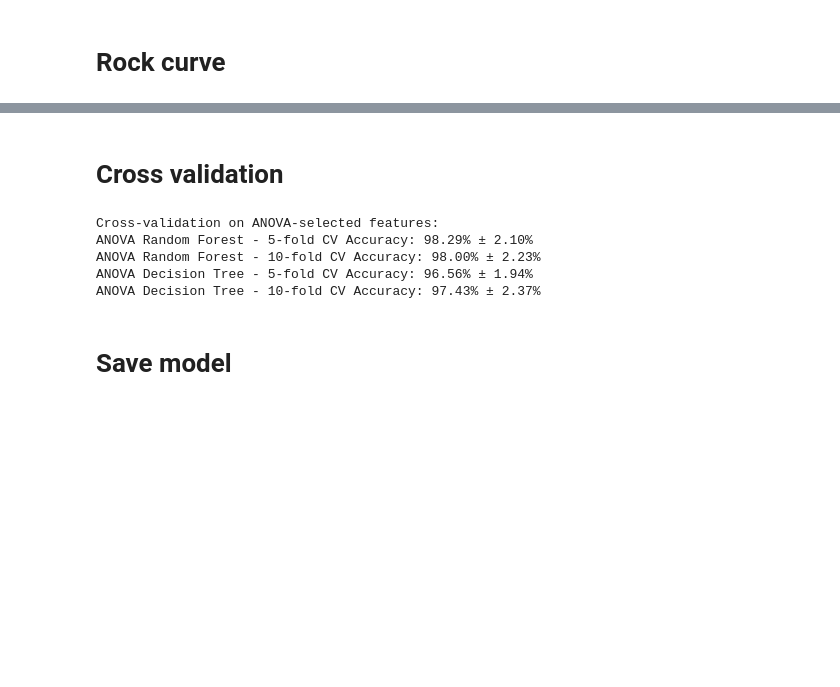
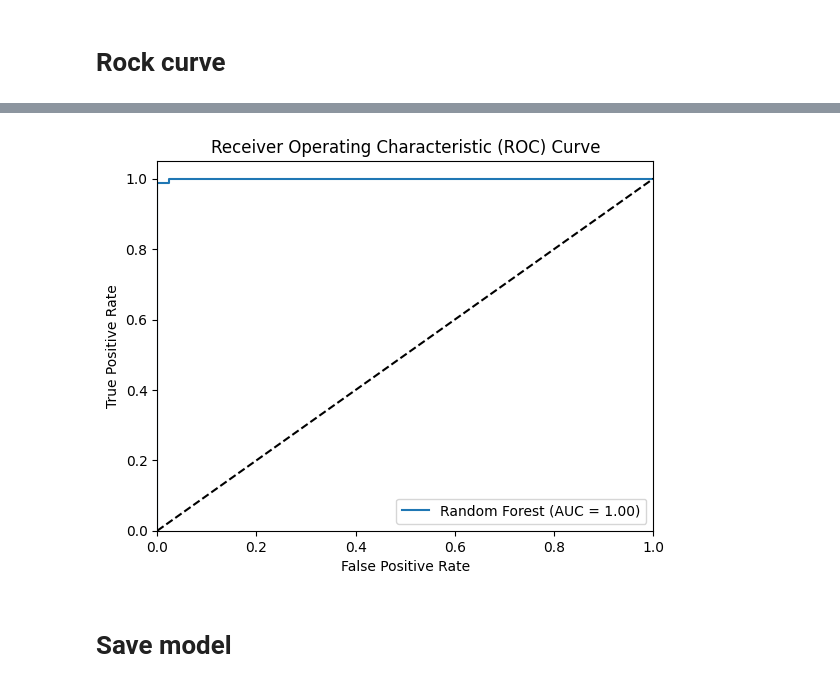
Before and after one commit to alamin147/kidney_disease, a Jupyter notebook: disease.ipynb, the cells around one changed output, grey strips where cells are left out. Saved outputs shown, nothing was run; the diff lists cells and outputs as text; code cells hidden in the pictures; blank space fills up the shorter version.

```diff
--- a/disease.ipynb
+++ b/disease.ipynb
@@ -940,31 +880,42 @@ RFE - Decision Tree Accuracy: 99.17%
-# %% [markdown]
-# Cross validation
-# %%
-from sklearn.ensemble import RandomForestClassifier
-from sklearn.tree import DecisionTreeClassifier
-from sklearn.model_selection import cross_val_score
-import numpy as np
-
-# Function to perform cross-validation
-def cross_validate_model(X_train, y_train, model, model_name, k_values):
-    for k in k_values:
-        scores = cross_val_score(model, X_train, y_train, cv=k, scoring='accuracy')
-        print(f"{model_name} - {k}-fold CV Accuracy: {np.mean(scores):.2%} ± {np.std(scores):.2%}")
-
-# Initialize models
-rf_model_anova = RandomForestClassifier(random_state=1)
-dt_model_anova = DecisionTreeClassifier(random_state=1)
-
-# Perform cross-validation for ANOVA Random Forest and Decision Tree with k=5 and k=10
-print("Cross-validation on ANOVA-selected features:")
-cross_validate_model(X_train_anova_smote, y_train_anova_smote, rf_model_anova, "ANOVA Random Forest", [5, 10])
-cross_validate_model(X_train_anova_smote, y_train_anova_smote, dt_model_anova, "ANOVA Decision Tree", [5, 10])
-# %% [output]
-Cross-validation on ANOVA-selected features:
-ANOVA Random Forest - 5-fold CV Accuracy: 98.29% ± 2.10%
-ANOVA Random Forest - 10-fold CV Accuracy: 98.00% ± 2.23%
-ANOVA Decision Tree - 5-fold CV Accuracy: 96.56% ± 1.94%
-ANOVA Decision Tree - 10-fold CV Accuracy: 97.43% ± 2.37%
+# %%
+from sklearn.metrics import roc_curve, auc
+
+import matplotlib.pyplot as plt
+
+# Function to plot ROC curve
+def plot_roc_curve(y_test, y_pred_proba, model_name):
+    fpr, tpr, _ = roc_curve(y_test, y_pred_proba)
+    roc_auc = auc(fpr, tpr)
+
+    plt.plot(fpr, tpr, label=f'{model_name} (AUC = {roc_auc:.2f})')
+
+# Ensure x_test is the same as used in model training
+x_test_rfe = rfe_selector.transform(X_test)
+
+# Plot ROC curve for Decision Tree
+# y_pred_proba_dt = dt_model.predict_proba(x_test_rfe)[:, 1]
+# plot_roc_curve(y_test, y_pred_proba_dt, 'Decision Tree')
+
+# Plot ROC curve for Random Forest
+y_pred_proba_rf_rfe = rf_rfe.predict_proba(x_test_rfe)[:, 1]
+plot_roc_curve(y_test, y_pred_proba_rf_rfe, 'Random Forest')
+
+
+# Plot ROC curve for Ensemble Model
+# y_pred_proba_ensemble = ensemble_model.predict_proba(x_test)[:, 1]
+# plot_roc_curve(y_test, y_pred_proba_ensemble, 'Ensemble Model')
+
+# Plot settings
+plt.plot([0, 1], [0, 1], 'k--')
+plt.xlim([0.0, 1.0])
+plt.ylim([0.0, 1.05])
+plt.xlabel('False Positive Rate')
+plt.ylabel('True Positive Rate')
+plt.title('Receiver Operating Characteristic (ROC) Curve')
+plt.legend(loc='lower right')
+plt.show()
+# %% [output]
+[figure, added]
 # %% [markdown]
 # Save model
 # %%
```
Also changed, not shown: parts of 13 cells of this notebook, 3 other files.
